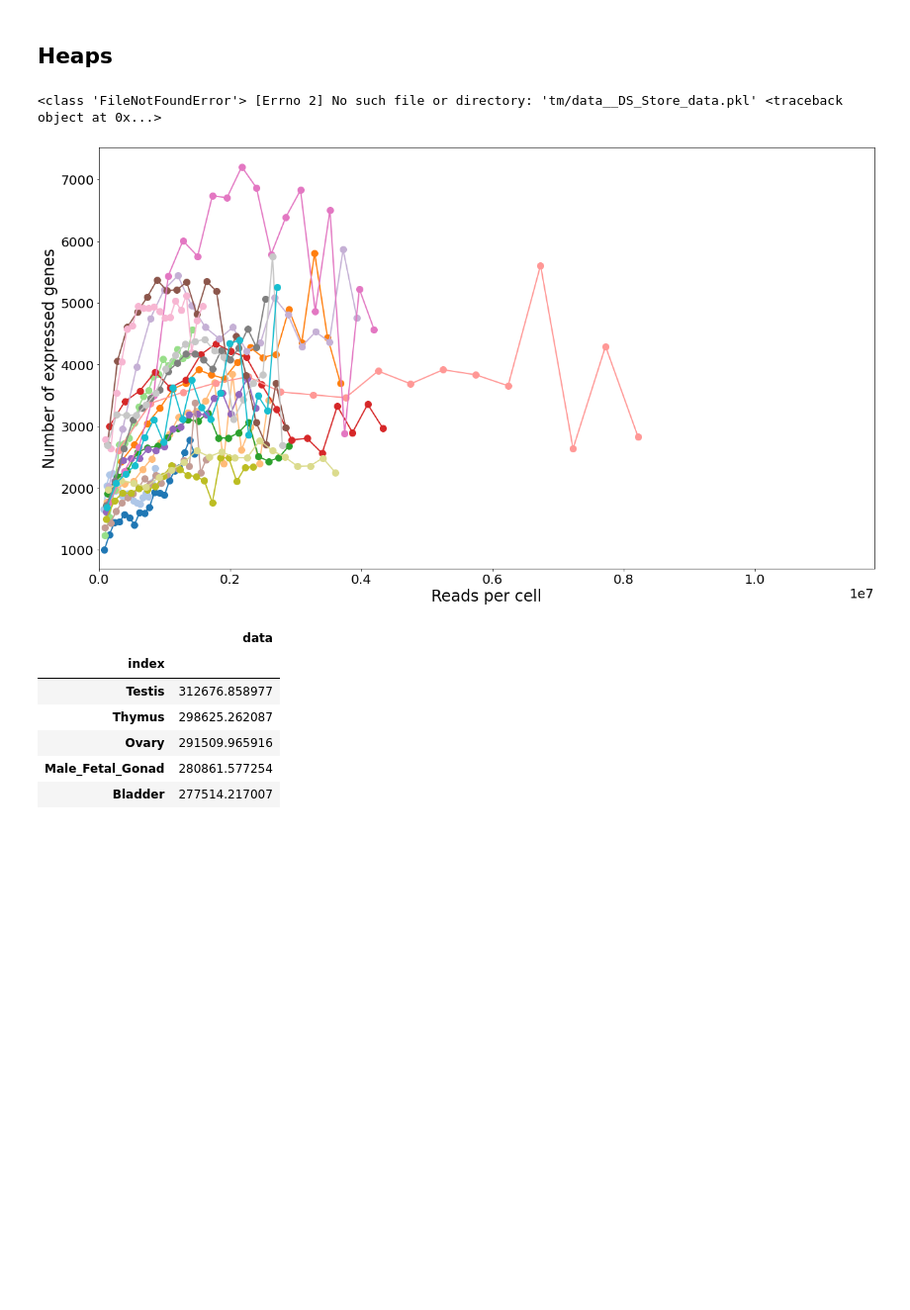
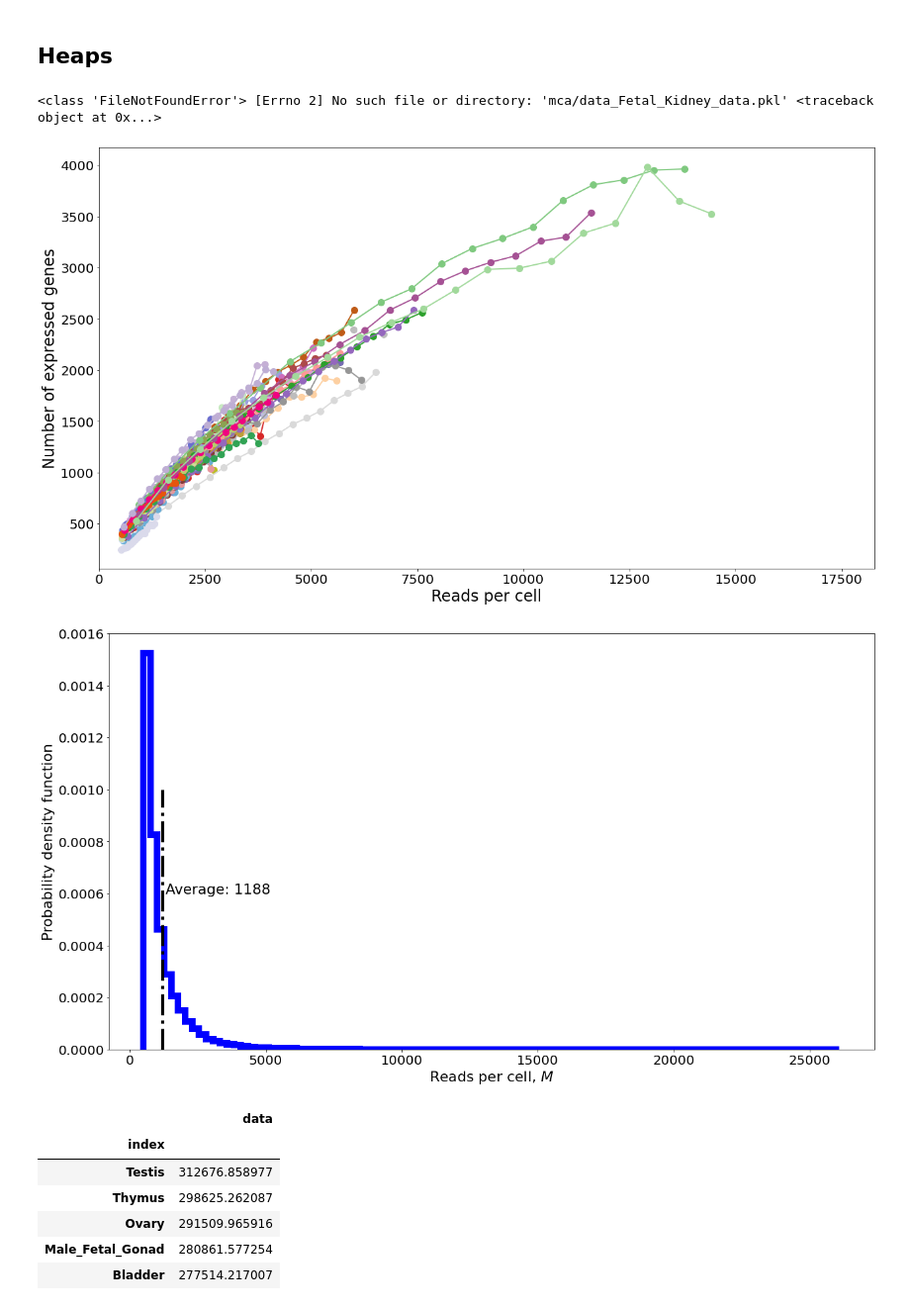
Before and after one commit to fvalle1/phd, a Jupyter notebook: mouse_Atlas/Mouse_exploration.ipynb, the cells around one changed output. Shown at 99% size. Saved outputs shown, nothing was run; the diff lists cells and outputs as text; code cells hidden in the pictures; blank space fills up the shorter version.

```diff
--- a/mouse_Atlas/Mouse_exploration.ipynb
+++ b/mouse_Atlas/Mouse_exploration.ipynb
@@ -611,15 +559,14 @@ fig.savefig("zipf_alltissue_mca.pdf")
 # %% [markdown]
 ## Heaps
 # %%
-palette = colors()
-
-
 fig, ax = plt.subplots(figsize=(18,10))
 for tissue in data["frac_of"].keys():
     try:
         info = load_tissue(tissue, data_source=data_source)
     except:
         print(*sys.exc_info())
+        continue
+    if "Lactation" in tissue:
         continue
     M = info["M"]
     diff= info["diffWords"]
@@ -631,7 +578,7 @@ for tissue in data["frac_of"].keys():
     bin_stds, _, _ = stats.binned_statistic(M, diff,statistic='std', bins=np.linspace(M.min(),np.quantile(M, 0.9), n_bins))
     x = ((bin_edges[:-1]+bin_edges[1:])/2.)[:-skip_bins]
     y = bin_means[:-skip_bins]
-    ax.plot(x, y, marker='o', lw=2, ms=10, c=next(palette), label=tissue)
+    ax.plot(x, y, marker='o', lw=2, ms=10, c=get_color(tissue), label=tissue)
     #ax.errorbar(x,y , bin_stds[:-skip_bins], fmt='none', ecolor='orange', elinewidth=3)
 
 
@@ -650,10 +597,31 @@ box = ax.get_position()
 #ax.legend(loc='center left', bbox_to_anchor=(1, 0.5), fontsize=18, ncol=2)
 
 plt.show()
-fig.savefig("heaps_alltissues.pdf")
+fig.savefig("heaps_alltissues_noLactation.pdf")
 # %% [output]
-<class 'FileNotFoundError'> [Errno 2] No such file or directory: 'tm/data__DS_Store_data.pkl' <traceback object at 0x...>
+<class 'FileNotFoundError'> [Errno 2] No such file or directory: 'mca/data_Fetal_Kidney_data.pkl' <traceback object at 0x...>
-[figure, old version]
+[figure, new version]
+# %%
+fig, ax = plt.subplots(figsize=(18,10))
+
+ax.hist(data["M"], density=True, color="blue", histtype="step", lw=10, bins=100)
+
+m = np.mean(data["M"])
+ax.vlines([m], 0,1e-3, lw=5, ls="-.")
+ax.annotate("Average: %.0f"%m, (m*1.1,6e-4), fontsize=22)
+
+ax.set_xlabel("Reads per cell, $M$", fontsize=22)
+ax.set_ylabel("Probability density function", fontsize=22)
+
+#ax.set_xscale("log")
+#ax.set_yscale("log")
+
+#ax.set_xlim(1,3e8)
+
+plt.show()
+fig.savefig(f"M_hist_{data_source}.pdf")
+# %% [output]
+[figure, added]
 # %%
 fig, ax = plt.subplots(figsize=(20,10))
 for tissue in data["frac_of"].keys():
```
Also changed, not shown: parts of 17 cells of this notebook, 2 other files.
